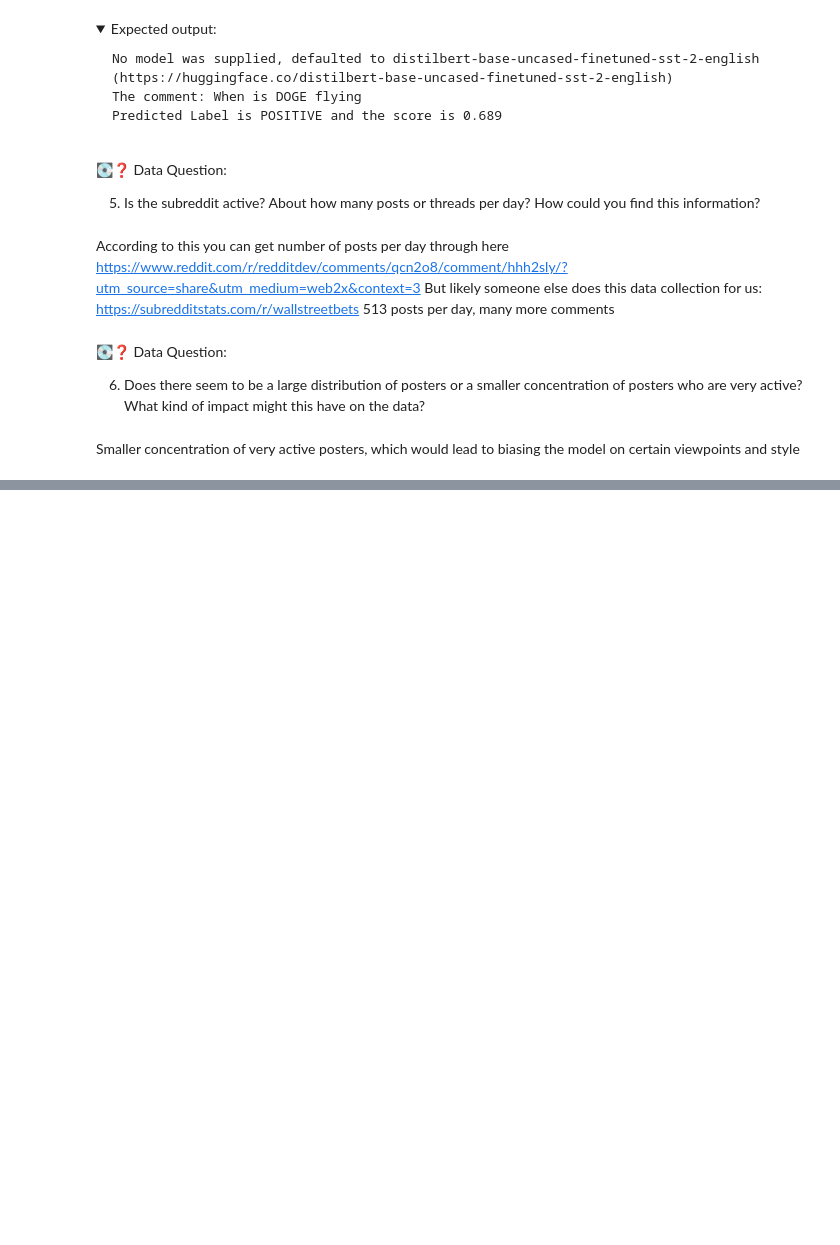
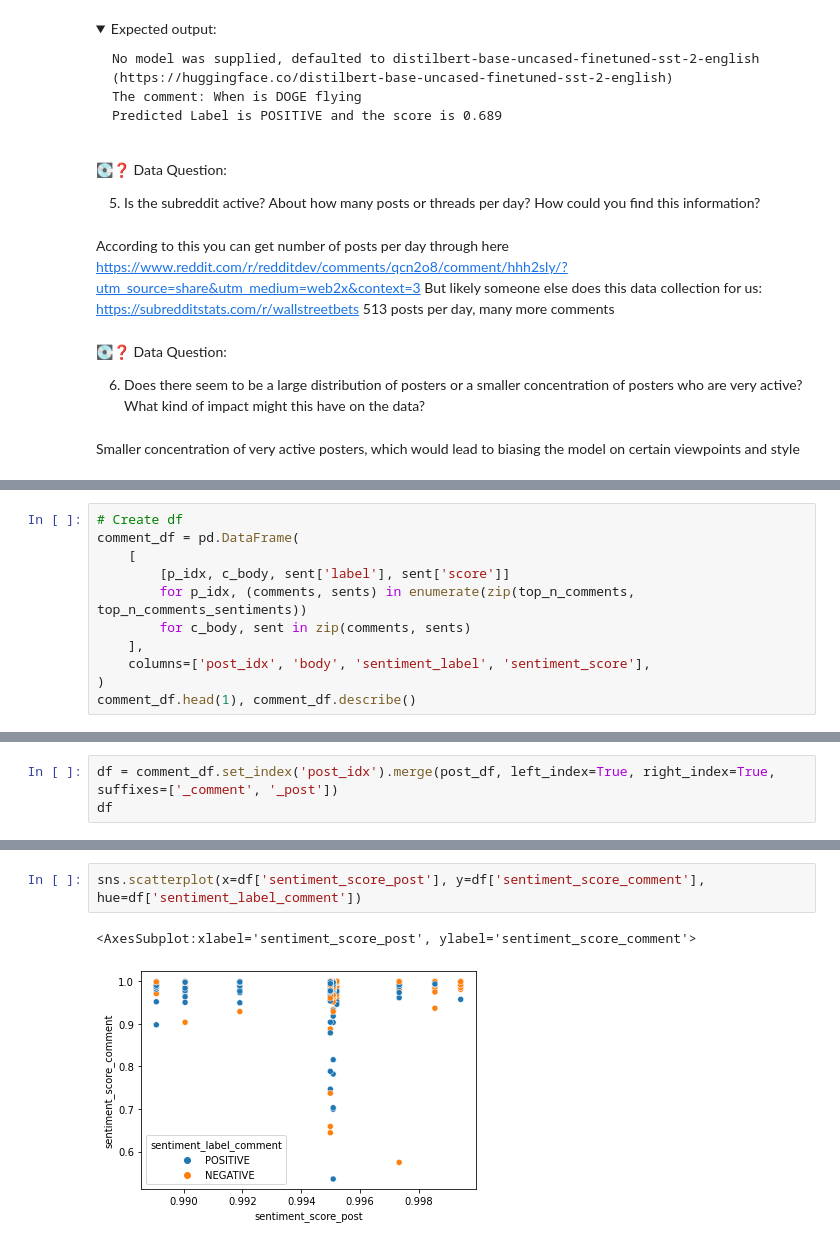
Before and after one commit to JonathanGrant/MLE-10, a Jupyter notebook: assignments/week-03-reddit-sentiment-analysis/nb/analyze-sentiment-subreddit.ipynb, the cells around one changed output, grey strips where cells are left out. Drawn from its saved outputs; the diff is of its cells as text; folded sections open; blank space fills up the shorter version.

```diff
--- a/assignments/week-03-reddit-sentiment-analysis/nb/analyze-sentiment-subreddit.ipynb
+++ b/assignments/week-03-reddit-sentiment-analysis/nb/analyze-sentiment-subreddit.ipynb
@@ -564,0 +687,11 @@ Smaller concentration of very active posters, which would lead to biasing the mo
+# %%
+# Create df
+comment_df = pd.DataFrame(
+    [
+        [p_idx, c_body, sent['label'], sent['score']]
+        for p_idx, (comments, sents) in enumerate(zip(top_n_comments, top_n_comments_sentiments))
+        for c_body, sent in zip(comments, sents)
+    ],
+    columns=['post_idx', 'body', 'sentiment_label', 'sentiment_score'],
+)
+comment_df.head(1), comment_df.describe()
@@ -564,0 +713,3 @@ Smaller concentration of very active posters, which would lead to biasing the mo
+# %%
+df = comment_df.set_index('post_idx').merge(post_df, left_index=True, right_index=True, suffixes=['_comment', '_post'])
+df
@@ -564,0 +730,5 @@ Smaller concentration of very active posters, which would lead to biasing the mo
+# %%
+sns.scatterplot(x=df['sentiment_score_post'], y=df['sentiment_score_comment'], hue=df['sentiment_label_comment'])
+# %% [output]
+<AxesSubplot:xlabel='sentiment_score_post', ylabel='sentiment_score_comment'>
+[figure, added]
```
Also changed, not shown: parts of 12 cells of this notebook.
